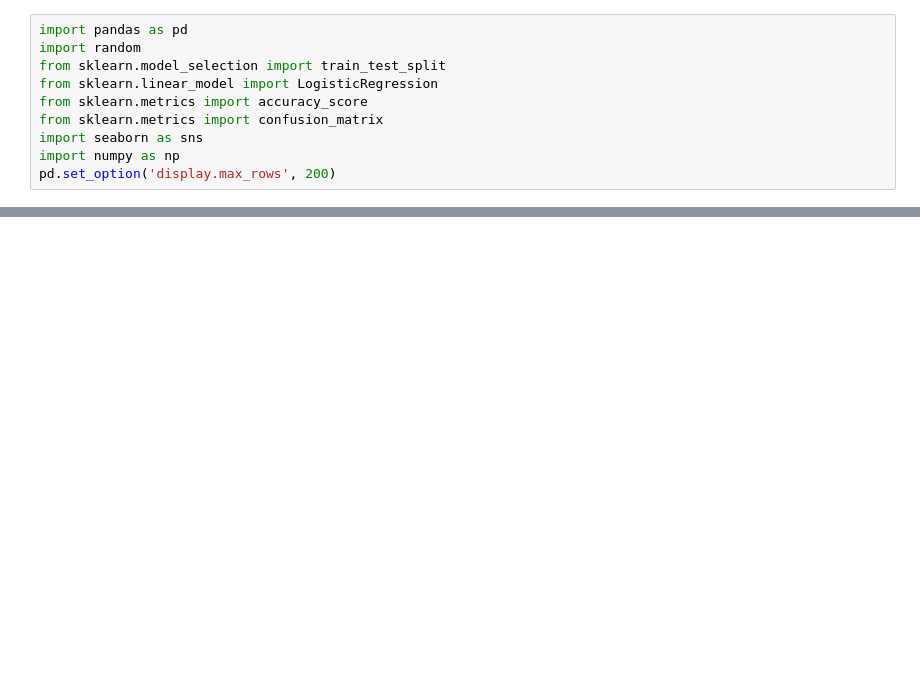
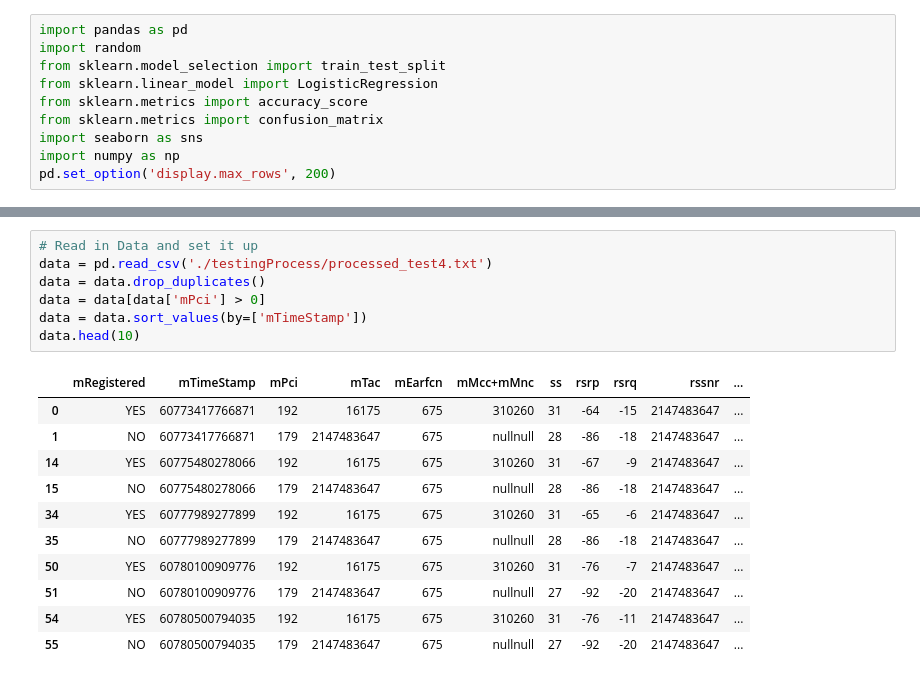
Before and after one commit to albertjstanley/handover-prediction, a Jupyter notebook: MLAttempt.ipynb, the cells around one changed output, grey strips where cells are left out. Saved outputs shown, nothing was run; the diff lists cells and outputs as text; blank space fills up the shorter version.

```diff
--- a/MLAttempt.ipynb
+++ b/MLAttempt.ipynb
@@ -74,0 +192,19 @@ True Negative Rate: 68.89%
+# %%
+# Read in Data and set it up
+data = pd.read_csv('./testingProcess/processed_test4.txt')
+data = data.drop_duplicates()
+data = data[data['mPci'] > 0]
+data = data.sort_values(by=['mTimeStamp'])
+data.head(10)
+# %% [output]
+|  | mRegistered | mTimeStamp | mPci | mTac | mEarfcn | mMcc+mMnc | ss | rsrp | rsrq | rssnr | ... |
+| 0 | YES | 60773417766871 | 192 | 16175 | 675 | 310260 | 31 | -64 | -15 | 2147483647 | ... |
+| 1 | NO | 60773417766871 | 179 | 2147483647 | 675 | nullnull | 28 | -86 | -18 | 2147483647 | ... |
+| 14 | YES | 60775480278066 | 192 | 16175 | 675 | 310260 | 31 | -67 | -9 | 2147483647 | ... |
+| 15 | NO | 60775480278066 | 179 | 2147483647 | 675 | nullnull | 28 | -86 | -18 | 2147483647 | ... |
+| 34 | YES | 60777989277899 | 192 | 16175 | 675 | 310260 | 31 | -65 | -6 | 2147483647 | ... |
+| 35 | NO | 60777989277899 | 179 | 2147483647 | 675 | nullnull | 28 | -86 | -18 | 2147483647 | ... |
+| 50 | YES | 60780100909776 | 192 | 16175 | 675 | 310260 | 31 | -76 | -7 | 2147483647 | ... |
+| 51 | NO | 60780100909776 | 179 | 2147483647 | 675 | nullnull | 27 | -92 | -20 | 2147483647 | ... |
+| 54 | YES | 60780500794035 | 192 | 16175 | 675 | 310260 | 31 | -76 | -11 | 2147483647 | ... |
+| 55 | NO | 60780500794035 | 179 | 2147483647 | 675 | nullnull | 27 | -92 | -20 | 2147483647 | ... |
```
Also changed, not shown: parts of 13 cells of this notebook.
